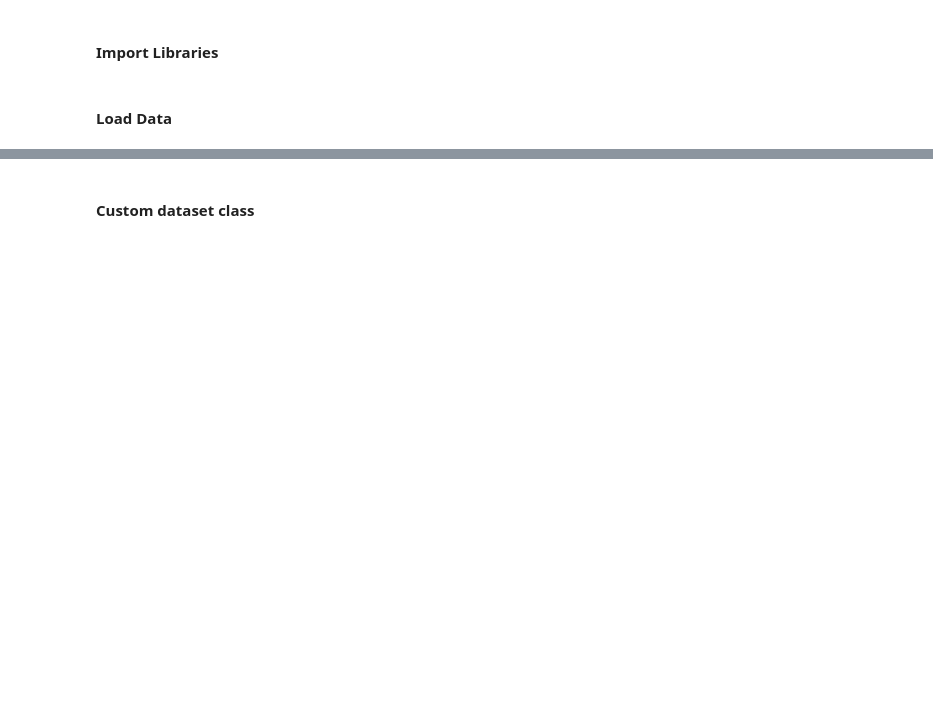
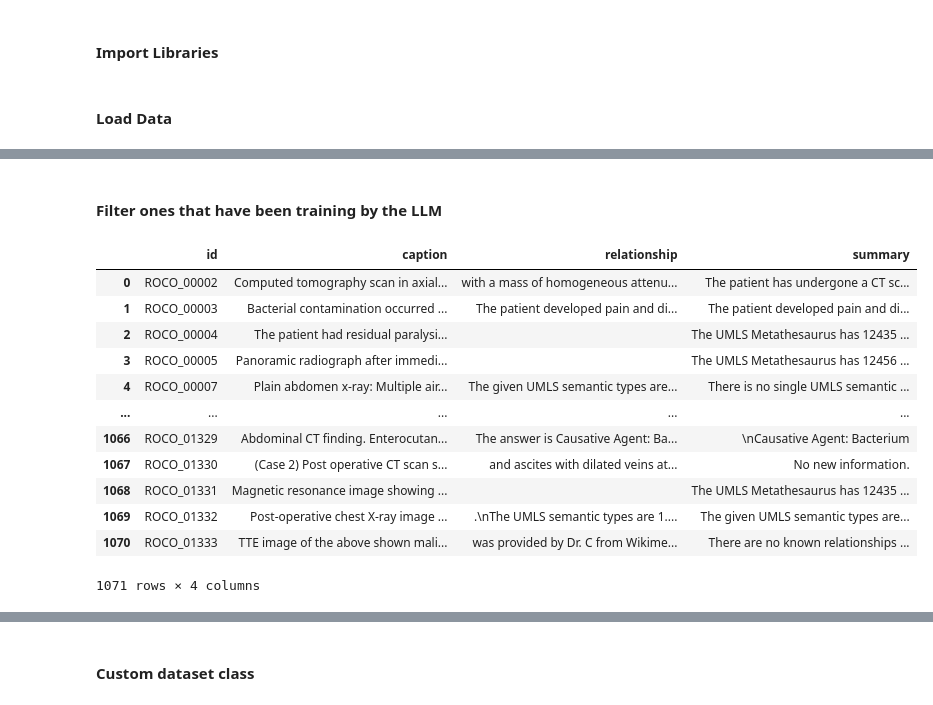
Before and after one commit to rohithaug/roco-image-captioning, a Jupyter notebook: t5-v1.ipynb, the cells around one changed output, grey strips where cells are left out. Drawn from its saved outputs; the diff is of its cells as text; code cells hidden in the pictures; blank space fills up the shorter version.

```diff
--- a/t5-v1.ipynb
+++ b/t5-v1.ipynb
@@ -31,9 +32,16 @@ valid_input_data.columns = ["id", "semtypes"]
 
 valid_target_data = pd.read_csv(valid_target_file, sep="\t", header=None)
 valid_target_data.columns = ["id", "caption"]
-# %%
-# only the first 20% of the data for testing
-train_input_data = train_input_data[:int(len(train_input_data) * 0.2)]
-train_target_data = train_target_data[:int(len(train_target_data) * 0.2)]
-valid_input_data = valid_input_data[:int(len(valid_input_data) * 0.2)]
-valid_target_data = valid_target_data[:int(len(valid_target_data) * 0.2)]
+# %%
+import json
+
+f = open(base_path + '/llm_result.txt', "r")
+contents = f.read()
+contents = contents.replace("\n", "")
+json_data = json.loads(contents)
+
+llm_df = pd.DataFrame(json_data)
+
+llm_df = llm_df.drop('index', axis=1)
+
+llm_df
@@ -39,0 +62,19 @@ valid_target_data = valid_target_data[:int(len(valid_target_data) * 0.2)]
+# %% [markdown]
+#### Filter ones that have been training by the LLM
+# %%
+train_target_data = train_target_data.merge(llm_df, on='id')
+train_target_data
+# %% [output]
+|  | id | caption | relationship | summary |
+| 0 | ROCO_00002 | Computed tomography scan in axial... | with a mass of homogeneous attenu... | The patient has undergone a CT sc... |
+| 1 | ROCO_00003 | Bacterial contamination occurred ... | The patient developed pain and di... | The patient developed pain and di... |
+| 2 | ROCO_00004 | The patient had residual paralysi... |  | The UMLS Metathesaurus has 12435 ... |
+| 3 | ROCO_00005 | Panoramic radiograph after immedi... |  | The UMLS Metathesaurus has 12456 ... |
+| 4 | ROCO_00007 | Plain abdomen x-ray: Multiple air... | The given UMLS semantic types are... | There is no single UMLS semantic ... |
+| ... | ... | ... | ... | ... |
+| 1066 | ROCO_01329 | Abdominal CT finding. Enterocutan... | The answer is Causative Agent: Ba... | \nCausative Agent: Bacterium |
+| 1067 | ROCO_01330 | (Case 2) Post operative CT scan s... | and ascites with dilated veins at... | No new information. |
+| 1068 | ROCO_01331 | Magnetic resonance image showing ... |  | The UMLS Metathesaurus has 12435 ... |
+| 1069 | ROCO_01332 | Post-operative chest X-ray image ... | .\nThe UMLS semantic types are 1.... | The given UMLS semantic types are... |
+| 1070 | ROCO_01333 | TTE image of the above shown mali... | was provided by Dr. C from Wikime... | There are no known relationships ... |
+1071 rows × 4 columns
```
Also changed, not shown: parts of 13 cells of this notebook, 2 other files.
